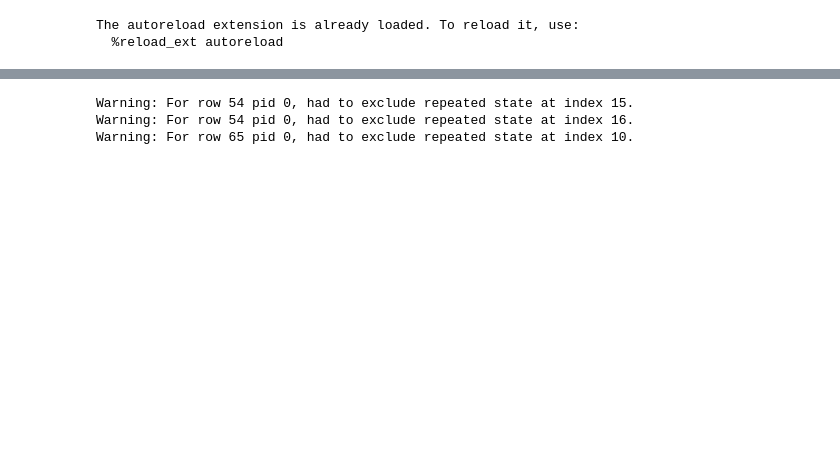
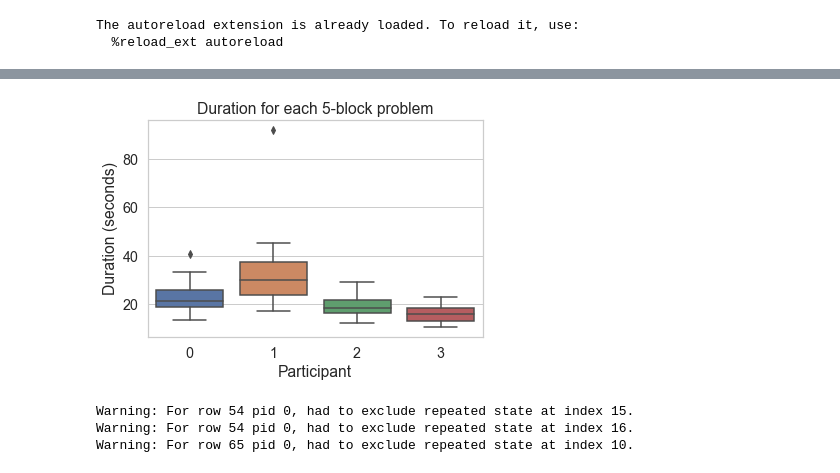
Before and after one commit to fredcallaway/multigoals, a Jupyter notebook: analysis/main.ipynb, the cells around one changed output, grey strips where cells are left out. Cells and saved outputs as stored; diff of their text form; code cells hidden in the pictures; blank space fills up the shorter version.

```diff
--- a/analysis/main.ipynb
+++ b/analysis/main.ipynb
@@ -25,3 +31,29 @@ def parse_state(state):
                   for col in state.split(':')))
 
 df.states = df.states.apply(lambda states: list(map(parse_state, states)))
+# %%
+# How long did subjects take?
+
+elapsed_df = []
+
+for pid, pid_df in df.groupby('pid'):
+    prev_row_elapsed = 0
+    for _, row in pid_df.iterrows():
+        elapsed_df.append(dict(
+            pid=pid,
+            duration_ms=row.time_elapsed - prev_row_elapsed,
+            num_blocks=sum(len(col) for col in row.states[0]),
+        ))
+        prev_row_elapsed = row.time_elapsed
+
+    print(f'Total elapsed for pid {pid}: {prev_row_elapsed/1000/60} minutes')
+
+elapsed_df = pd.DataFrame(elapsed_df)
+elapsed_df['duration'] = elapsed_df['duration_ms'] / 1000
+
+sns.boxplot(x='pid', y='duration', data=elapsed_df.loc[elapsed_df.num_blocks == 5])
+plt.title('Duration for each 5-block problem')
+plt.ylabel('Duration (seconds)')
+plt.xlabel('Participant')
+None
+# %% [output]
@@ -28,3 +64,4 @@ df.states = df.states.apply(lambda states: list(map(parse_state, states)))
+[figure, added]
 # %%
 # Cleaning erroneous data where some states are repeated.
 # Totally strange, as we don't permit this in the UI... So we should also prohibit this in logic I think...
```
Also changed, not shown: parts of 30 cells of this notebook, 1 other file.
